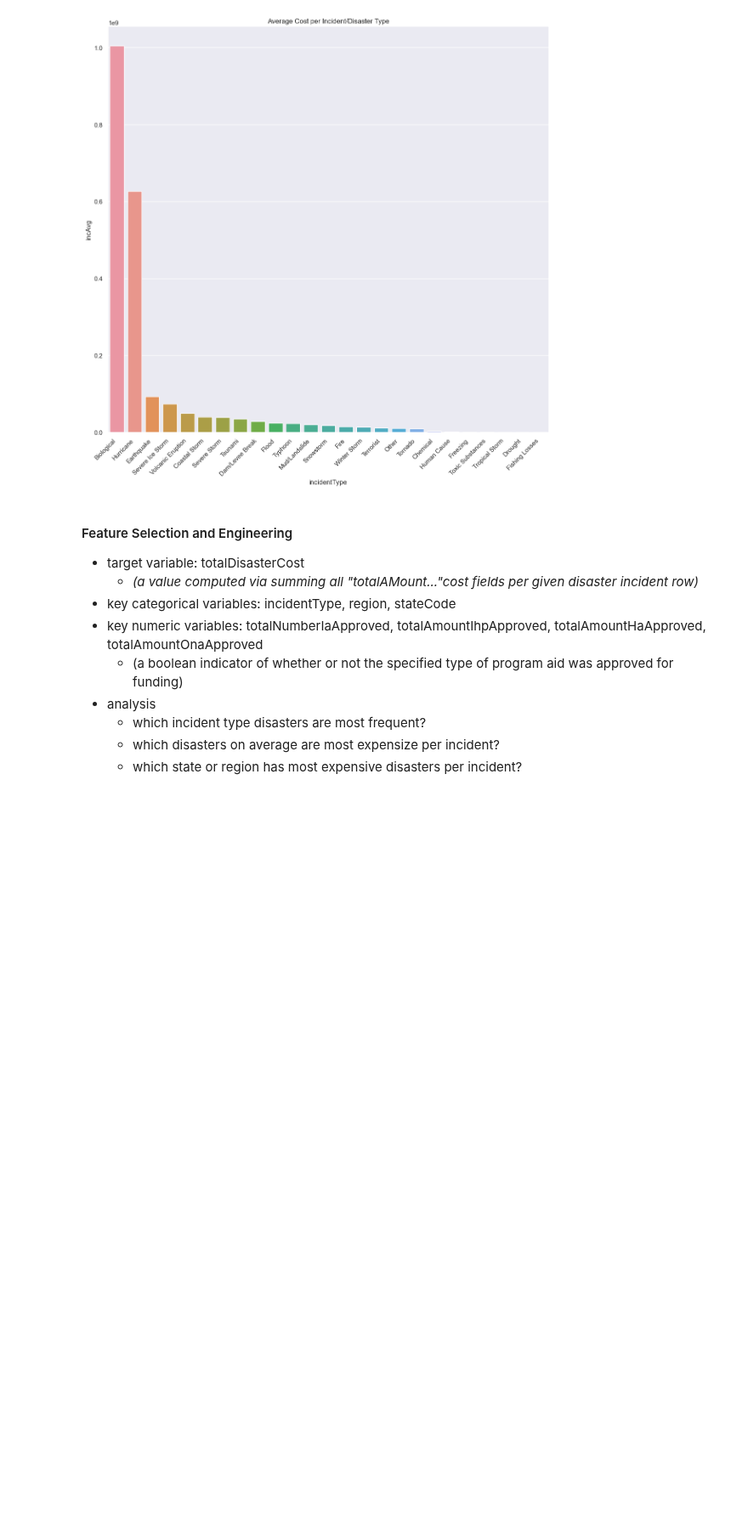
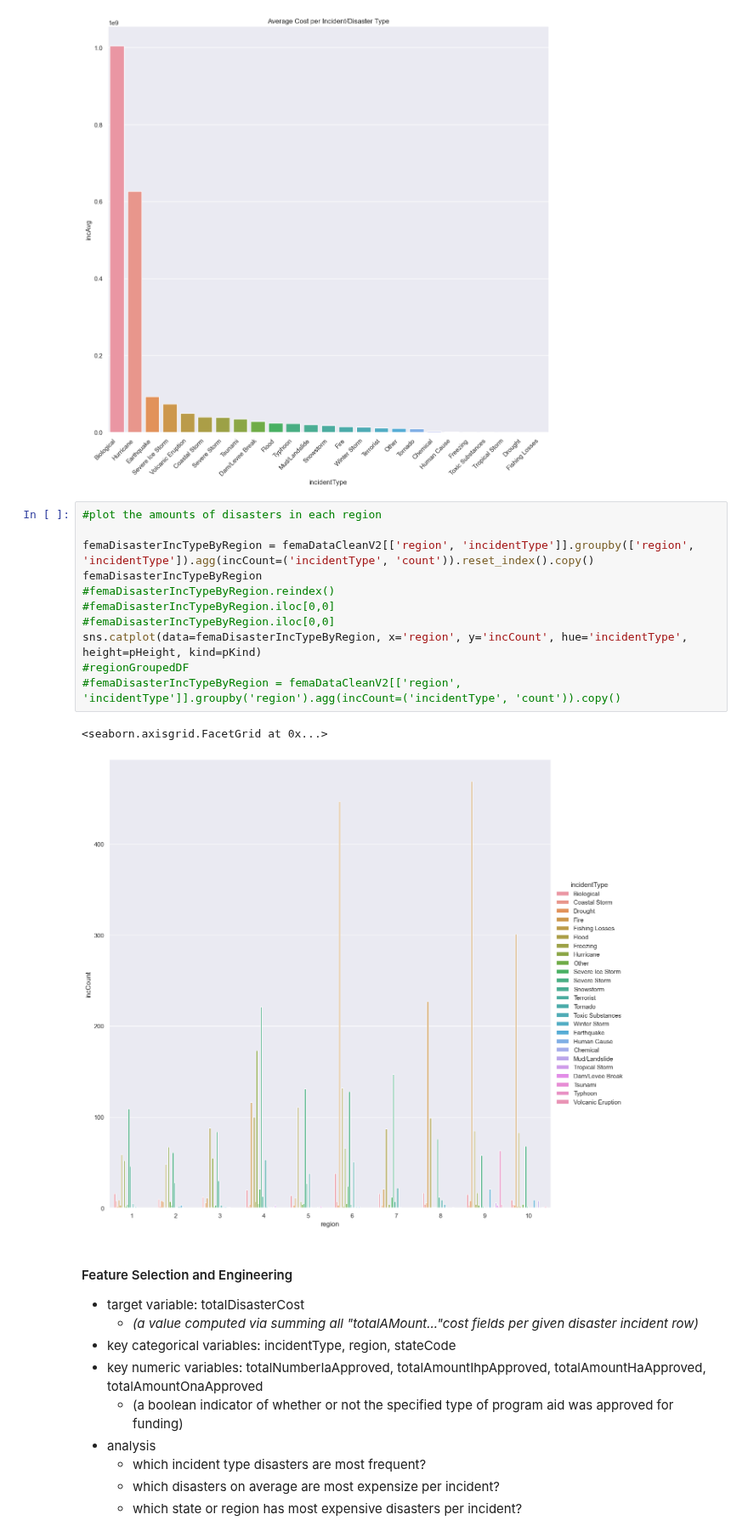
Before and after one commit to mdgarber/FEMADisasterCostForecasting, a Jupyter notebook: femadisastercostforecasting/notebooks/FEMA-EDA.ipynb, the cells around one changed output. Shown at 85% size. Cells and saved outputs as stored; diff of their text form; blank space fills up the shorter version.

Commit message:
added incident counts grouped by region

```diff
--- a/femadisastercostforecasting/notebooks/FEMA-EDA.ipynb
+++ b/femadisastercostforecasting/notebooks/FEMA-EDA.ipynb
@@ -442,6 +442,20 @@ plt.title('Average Cost per Incident/Disaster Type')
 plt.show()
 # %% [output]
 [figure]
+# %%
+#plot the amounts of disasters in each region
+
+femaDisasterIncTypeByRegion = femaDataCleanV2[['region', 'incidentType']].groupby(['region', 'incidentType']).agg(incCount=('incidentType', 'count')).reset_index().copy()
+femaDisasterIncTypeByRegion
+#femaDisasterIncTypeByRegion.reindex()
+#femaDisasterIncTypeByRegion.iloc[0,0]
+#femaDisasterIncTypeByRegion.iloc[0,0]
+sns.catplot(data=femaDisasterIncTypeByRegion, x='region', y='incCount', hue='incidentType', height=pHeight, kind=pKind)
+#regionGroupedDF
+#femaDisasterIncTypeByRegion = femaDataCleanV2[['region', 'incidentType']].groupby('region').agg(incCount=('incidentType', 'count')).copy()
+# %% [output]
+<seaborn.axisgrid.FacetGrid at 0x...>
+[figure, added]
 # %% [markdown]
 #### Feature Selection and Engineering
 - target variable: totalDisasterCost
```
